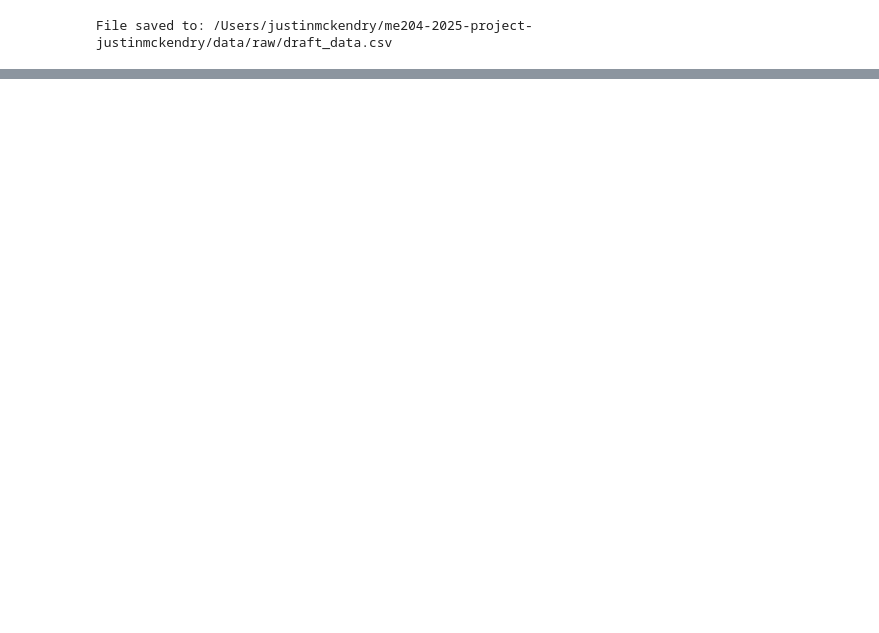
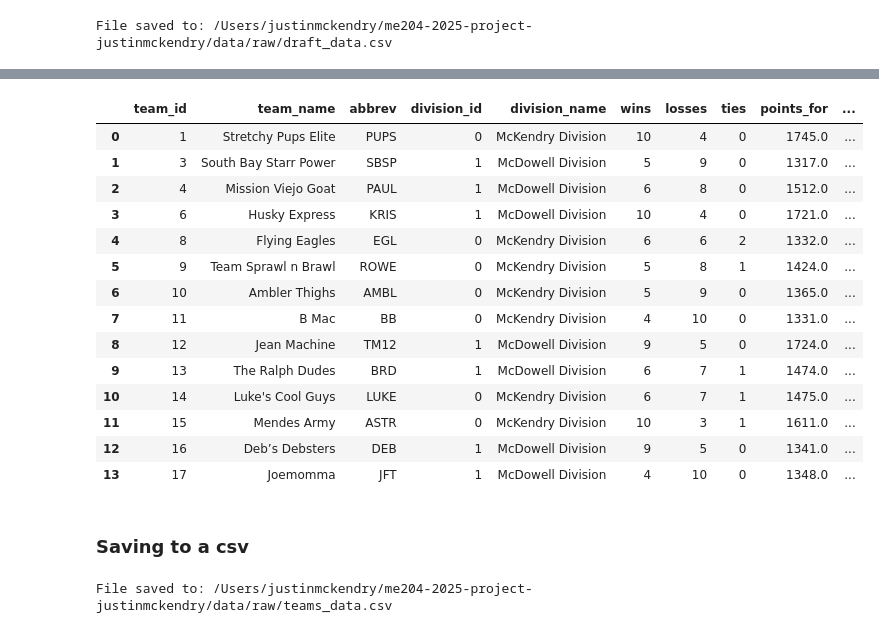
Before and after one commit to justinmck/fantasy-football-draft-toolkit, a Jupyter notebook: notebooks/NB01-data-collection.ipynb, the cells around one changed output, grey strips where cells are left out. Drawn from its saved outputs; the diff is of its cells as text; code cells hidden in the pictures; blank space fills up the shorter version.

```diff
--- a/notebooks/NB01-data-collection.ipynb
+++ b/notebooks/NB01-data-collection.ipynb
@@ -70,0 +79,45 @@ File saved to: /Users/justinmckendry/me204-2025-project-justinmckendry/data/raw/
+# %%
+teams = league.teams
+
+teams_data = []
+
+for team in league.teams:
+    teams_data.append({
+        "team_id": team.team_id,
+        "team_name": team.team_name,
+        "abbrev": team.team_abbrev,
+        "division_id": team.division_id,
+        "division_name": team.division_name,
+        "wins": team.wins,
+        "losses": team.losses,
+        "ties": team.ties,
+        "points_for": team.points_for,
+        "points_against": team.points_against,
+        "draft_projected_rank": team.draft_projected_rank,
+        "final_standing": team.final_standing
+    })
+
+df_teams = pd.DataFrame(teams_data)
+df_teams
+# %% [output]
+|  | team_id | team_name | abbrev | division_id | division_name | wins | losses | ties | points_for | ... |
+| 0 | 1 | Stretchy Pups Elite | PUPS | 0 | McKendry Division | 10 | 4 | 0 | 1745.0 | ... |
+| 1 | 3 | South Bay Starr Power | SBSP | 1 | McDowell Division | 5 | 9 | 0 | 1317.0 | ... |
+| 2 | 4 | Mission Viejo Goat | PAUL | 1 | McDowell Division | 6 | 8 | 0 | 1512.0 | ... |
+| 3 | 6 | Husky Express | KRIS | 1 | McDowell Division | 10 | 4 | 0 | 1721.0 | ... |
+| 4 | 8 | Flying Eagles | EGL | 0 | McKendry Division | 6 | 6 | 2 | 1332.0 | ... |
+| 5 | 9 | Team Sprawl n Brawl | ROWE | 0 | McKendry Division | 5 | 8 | 1 | 1424.0 | ... |
+| 6 | 10 | Ambler Thighs | AMBL | 0 | McKendry Division | 5 | 9 | 0 | 1365.0 | ... |
+| 7 | 11 | B Mac | BB | 0 | McKendry Division | 4 | 10 | 0 | 1331.0 | ... |
+| 8 | 12 | Jean Machine | TM12 | 1 | McDowell Division | 9 | 5 | 0 | 1724.0 | ... |
+| 9 | 13 | The Ralph Dudes | BRD | 1 | McDowell Division | 6 | 7 | 1 | 1474.0 | ... |
+| 10 | 14 | Luke's Cool Guys | LUKE | 0 | McKendry Division | 6 | 7 | 1 | 1475.0 | ... |
+| 11 | 15 | Mendes Army | ASTR | 0 | McKendry Division | 10 | 3 | 1 | 1611.0 | ... |
+| 12 | 16 | Deb’s Debsters | DEB | 1 | McDowell Division | 9 | 5 | 0 | 1341.0 | ... |
+| 13 | 17 | Joemomma | JFT | 1 | McDowell Division | 4 | 10 | 0 | 1348.0 | ... |
+# %% [markdown]
+### Saving to a csv
+# %%
+save_to_data_raw(df_teams, 'teams_data.csv')
+# %% [output]
+File saved to: /Users/justinmckendry/me204-2025-project-justinmckendry/data/raw/teams_data.csv
```
Also changed, not shown: parts of 12 cells of this notebook, 10 other files.
